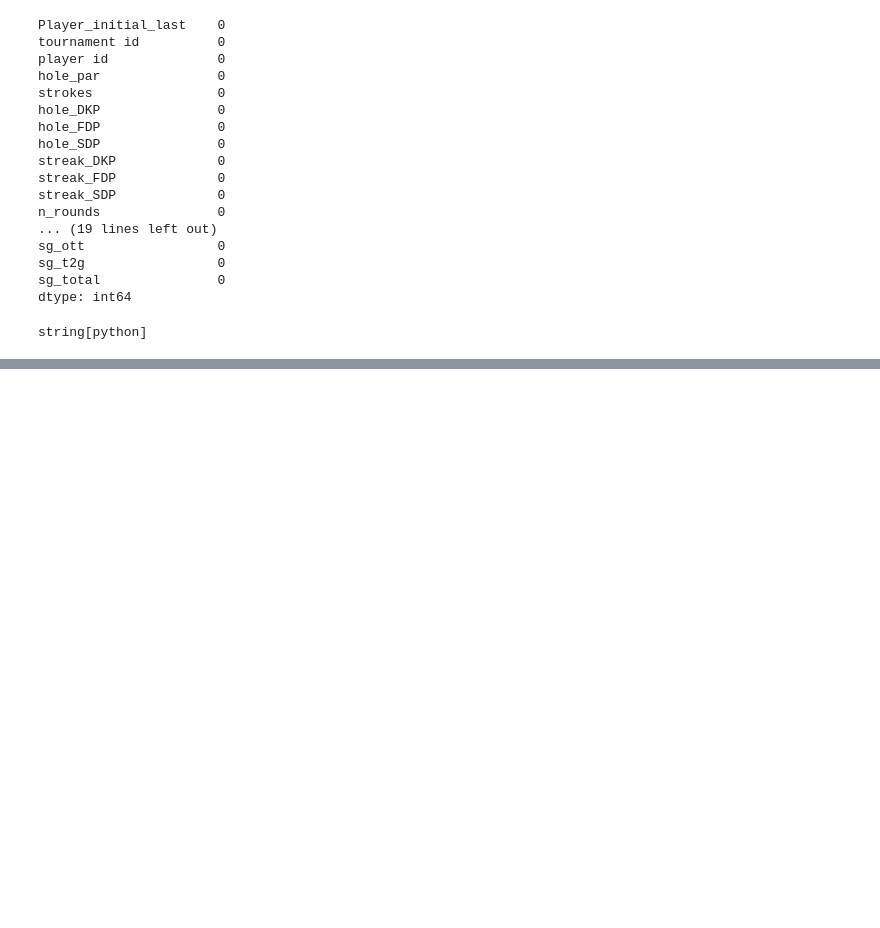
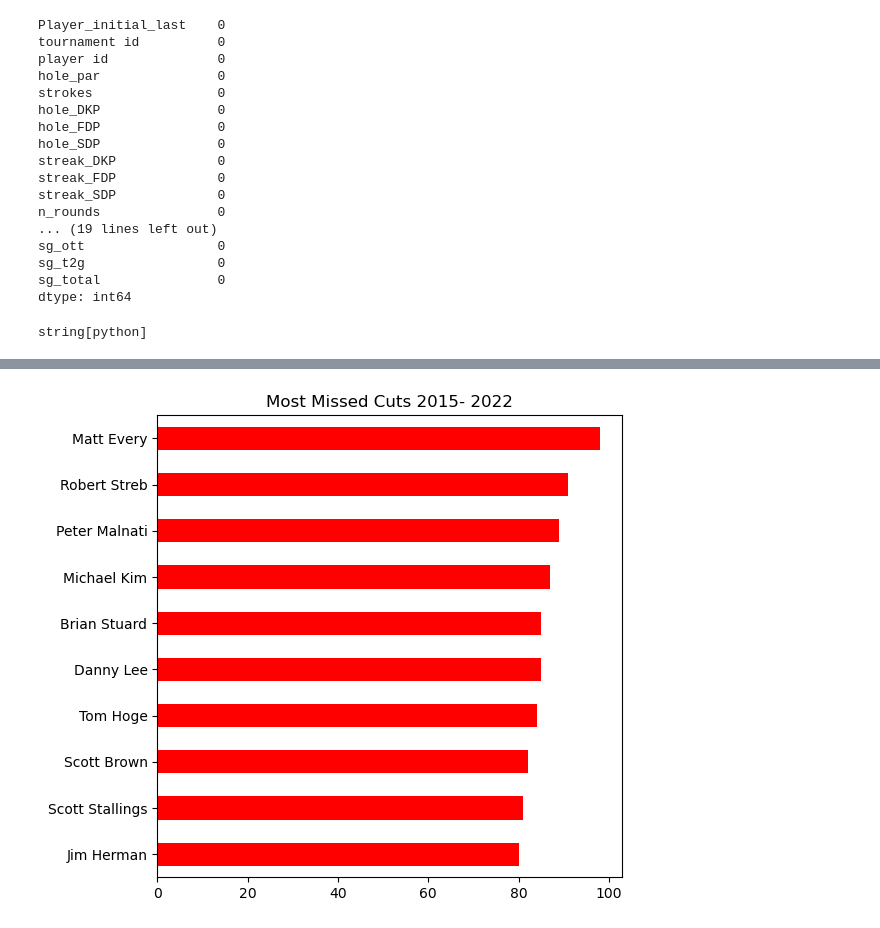
Before and after one commit to darkmillon/UCDPA_Mark_Dillon, a Jupyter notebook: UCAPA_MarkDillon.ipynb, the cells around one changed output, grey strips where cells are left out. Drawn from its saved outputs; the diff is of its cells as text; code cells hidden in the pictures; blank space fills up the shorter version.

```diff
--- a/UCAPA_MarkDillon.ipynb
+++ b/UCAPA_MarkDillon.ipynb
@@ -248,0 +320,8 @@ golf_stats.sort_values(['Player_initial_last','tournament name'])
+# %%
+# Find player with most cuts made over the entire period and visualise with Horizontal bar chart
+plt.figure(figsize=(6,6))
+golf_stats.loc[golf_stats['made_cut'] == 0]['player'].value_counts().head(10).plot(kind = 'barh', color = 'r').invert_yaxis()
+plt.title('Most Missed Cuts 2015- 2022')
+plt.show()
+# %% [output]
+[figure, added]
```
Also changed, not shown: parts of 11 cells of this notebook.
